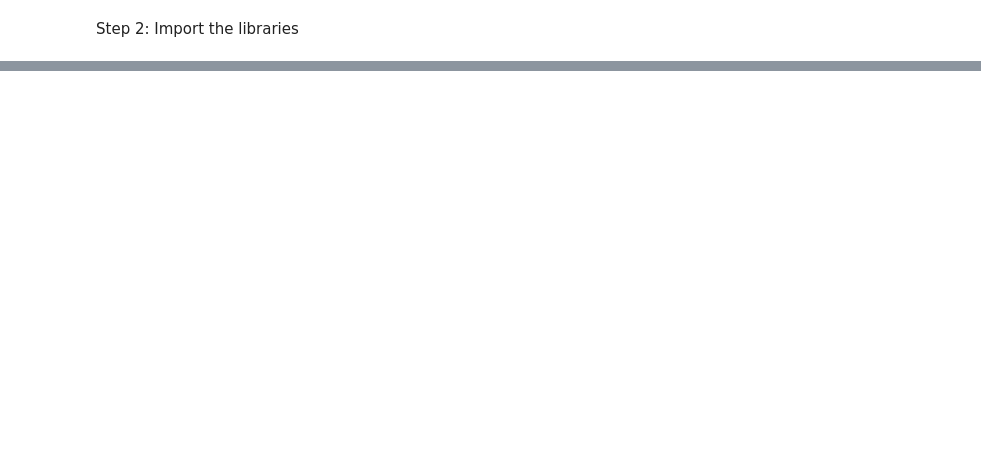
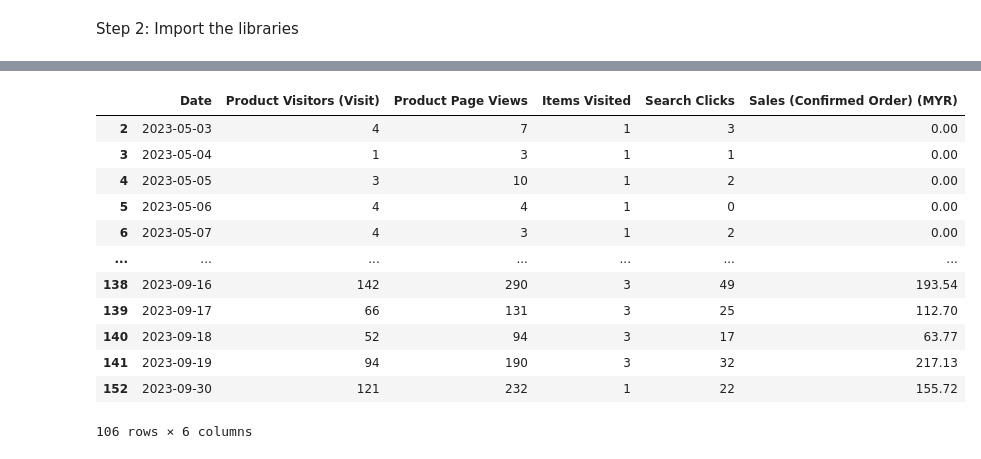
Before and after one commit to JingYuan0926/ChiliLado, a Jupyter notebook: ChiliLado.ipynb, the cells around one changed output, grey strips where cells are left out. Saved outputs shown, nothing was run; the diff lists cells and outputs as text; code cells hidden in the pictures; blank space fills up the shorter version.

```diff
--- a/ChiliLado.ipynb
+++ b/ChiliLado.ipynb
@@ -124,0 +127,26 @@ display(df_clean)
+# %%
+df1 = df.copy()
+
+# Remove unwanted data columns that are irrelevant to the analysis
+drop_columns = ['Product Bounce Visitors', 'Product Bounce Rate','Likes', 'Product Visitors (Add to Cart)',
+       'Units (Add to Cart)', 'Conversion Rate (Add to Cart)','Buyers (Placed Order)', 'Units (Placed Order)', 'Items Placed',
+       'Sales (Placed Order) (MYR)', 'Conversion Rate (Placed Order)','Buyers (Confirmed Order)', 'Units (Confirmed Order)',
+       'Items Confirmed','Conversion Rate (Confirmed Order)','Conversion Rate (Placed to Confirmed)']
+
+df1.drop(columns=drop_columns, inplace=True)
+
+display(df1)
+# %% [output]
+|  | Date | Product Visitors (Visit) | Product Page Views | Items Visited | Search Clicks | Sales (Confirmed Order) (MYR) |
+| 2 | 2023-05-03 | 4 | 7 | 1 | 3 | 0.00 |
+| 3 | 2023-05-04 | 1 | 3 | 1 | 1 | 0.00 |
+| 4 | 2023-05-05 | 3 | 10 | 1 | 2 | 0.00 |
+| 5 | 2023-05-06 | 4 | 4 | 1 | 0 | 0.00 |
+| 6 | 2023-05-07 | 4 | 3 | 1 | 2 | 0.00 |
+| ... | ... | ... | ... | ... | ... | ... |
+| 138 | 2023-09-16 | 142 | 290 | 3 | 49 | 193.54 |
+| 139 | 2023-09-17 | 66 | 131 | 3 | 25 | 112.70 |
+| 140 | 2023-09-18 | 52 | 94 | 3 | 17 | 63.77 |
+| 141 | 2023-09-19 | 94 | 190 | 3 | 32 | 217.13 |
+| 152 | 2023-09-30 | 121 | 232 | 1 | 22 | 155.72 |
+106 rows × 6 columns
```
Also changed, not shown: parts of 4 cells of this notebook, 1 other file.
